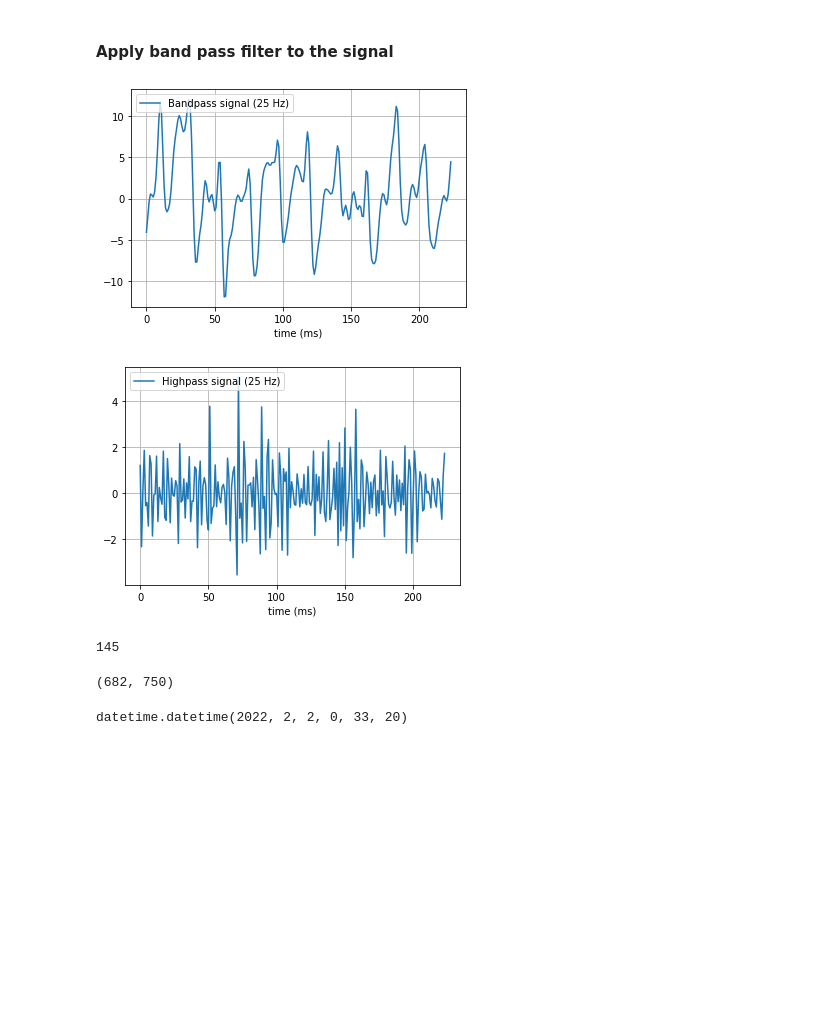
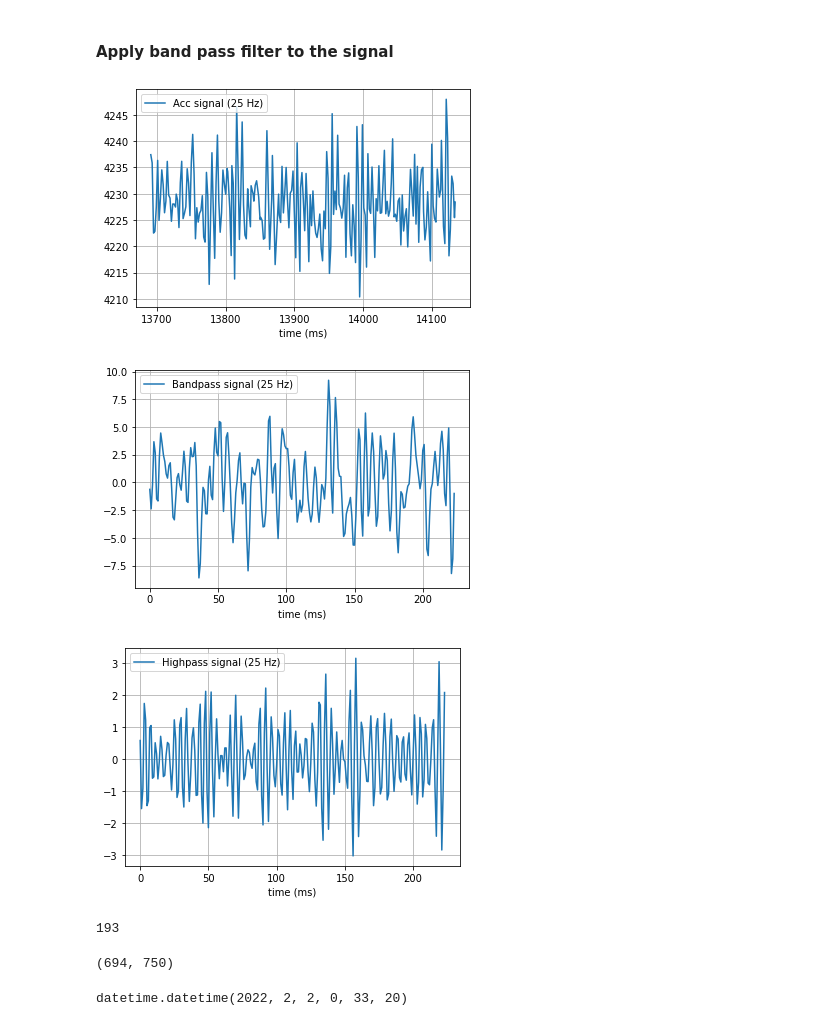
Before and after one commit to lucky-verma/Sleep-Awake-Classifiation-using-PPG, a Jupyter notebook: rough.ipynb, the cells around one changed output. Cells and saved outputs as stored; diff of their text form; code cells hidden in the pictures; blank space fills up the shorter version.

Commit message:
acc signal processed

```diff
--- a/rough.ipynb
+++ b/rough.ipynb
@@ -21,8 +21,9 @@ mdf.head()
 | 4 | 187663 | 187688 | 1.643780e+12 | -133.0 | 279.0 | -4212.0 | 0.0 | ... |
 5 rows × 31 columns
 # %%
-df = mdf[['ledGreen', 'sleep_stage', 'sleep_state']].dropna()
+df = mdf[['accelerometerX',	'accelerometerY', 'accelerometerZ', 'sleep_stage', 'sleep_state']].dropna()
 # df['sleep_state'] = df['sleep_state'].mask(lambda col: col == -1, 6)
+
 
 df = df[df.sleep_state != -1]
 
@@ -38,0 +40,6 @@ df.head()
+# %%
+# RMS of accelerometer data
+from numpy import mean, sqrt, square, arange
+
+df['accelerometer'] = df[['accelerometerX',	'accelerometerY', 'accelerometerZ']].apply(lambda x: sqrt(square(x['accelerometerX']) + square(x['accelerometerY']) + square(x['accelerometerZ'])), axis=1)
+df.head()
@@ -71,7 +85,7 @@ fs = 25
 lowcut = 0.35
 highcut = 5.0
 
-pro_ppg = butter_bandpass_filter(df['ledGreen'], lowcut, highcut, fs, order=5)
+pro_acc = butter_bandpass_filter(df['accelerometer'], lowcut, highcut, fs, order=4)
 # %%
 from scipy import signal
 
@@ -94,29 +108,37 @@ def butter_highpass_filter(data, cutoff, fs, order=5):
 fs = 25
 highcut = 5.0
 
-cut_ppg = butter_highpass_filter(df['ledGreen'], highcut, fs, order=5)
+high_acc = butter_highpass_filter(pro_acc, highcut, fs, order=4)
 # %%
-plt.plot(pro_ppg[800:1024], label='Bandpass signal (%g Hz)' % 25)
+plt.plot(df['accelerometer'][800:1024], label='Acc signal (%g Hz)' % 25)
 plt.xlabel('time (ms)')
 plt.grid(True)
 plt.axis('tight')
 plt.legend(loc='upper left')
 
 plt.show()
+
+plt.plot(pro_acc[800:1024], label='Bandpass signal (%g Hz)' % 25)
+plt.xlabel('time (ms)')
+plt.grid(True)
+plt.axis('tight')
+plt.legend(loc='upper left')
+
+plt.show()
+
+plt.plot(high_acc[800:1024], label='Highpass signal (%g Hz)' % 25)
+plt.xlabel('time (ms)')
+plt.grid(True)
+plt.axis('tight')
+plt.legend(loc='upper left')
+
+plt.show()
 # %% [output]
-[figure, old version]
+[figure, new version]
+[figure, added]
+[figure, added]
-# %%
-plt.plot(cut_ppg[800:1024], label='Highpass signal (%g Hz)' % 25)
-plt.xlabel('time (ms)')
-plt.grid(True)
-plt.axis('tight')
-plt.legend(loc='upper left')
-
-plt.show()
-# %% [output]
-[figure, removed]
 # %%
-pro_ppg.shape[0] % 750
+pro_acc.shape[0] % 750
 # %% [output]
-145
+193
 # %%
@@ -124,7 +146,7 @@ ppg_signals = pro_ppg[:-(pro_ppg.shape[0] % 750)].reshape(-1, 750)
 # %%
-ppg_signals.shape
+acc_signals.shape
 # %% [output]
-(682, 750)
+(694, 750)
 # %%
 timestamp = mdf['unixTimes'][0]
 
```
Also changed, not shown: parts of 5 cells of this notebook, 18 other files.
